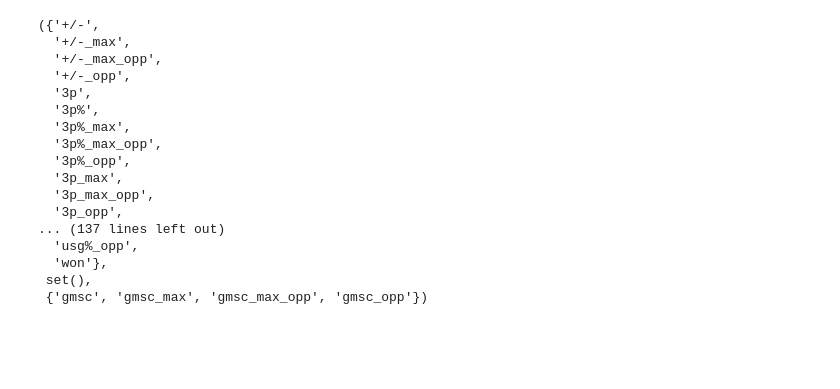
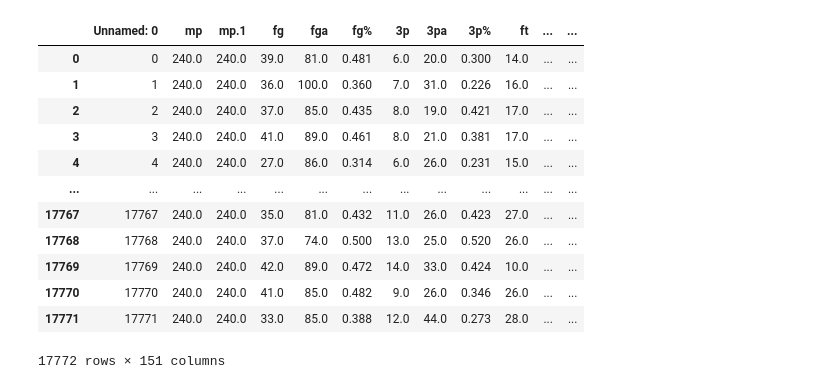
Before and after one commit to trjaffery/NBA-Statistics-Predictor, a Jupyter notebook: predict.ipynb, the cells around one changed output. Cells and saved outputs as stored; diff of their text form; code cells hidden in the pictures; blank space fills up the shorter version.

```diff
--- a/predict.ipynb
+++ b/predict.ipynb
@@ -5,37 +5,23 @@ import pandas as pd
 # df = pd.read_csv("nba_games.csv", index_col=0)
 # df1 = pd.read_csv("nba_games_1.csv", index_col=0)
 
-df = pd.read_csv('nba_games.csv')
-df1 = pd.read_csv('nba_games_1.csv')
-
-# Get the sets of columns for both DataFrames
-columns_df = set(df.columns)
-columns_df1 = set(df1.columns)
-
-# Find common columns and missing columns
-common_columns = columns_df.intersection(columns_df1)
-missing_in_df = columns_df1 - columns_df
-missing_in_df1 = columns_df - columns_df1
-
-common_columns, missing_in_df, missing_in_df1
+df = pd.read_csv('nba_games_1.csv')
-# %% [output]
-({'+/-',
-  '+/-_max',
-  '+/-_max_opp',
-  '+/-_opp',
-  '3p',
-  '3p%',
-  '3p%_max',
-  '3p%_max_opp',
-  '3p%_opp',
-  '3p_max',
-  '3p_max_opp',
-  '3p_opp',
-... (137 lines left out)
-  'usg%_opp',
-  'won'},
- set(),
- {'gmsc', 'gmsc_max', 'gmsc_max_opp', 'gmsc_opp'})
+# %%
+df
+# %% [output]
+|  | Unnamed: 0 | mp | mp.1 | fg | fga | fg% | 3p | 3pa | 3p% | ft | ... | ... |
+| 0 | 0 | 240.0 | 240.0 | 39.0 | 81.0 | 0.481 | 6.0 | 20.0 | 0.300 | 14.0 | ... | ... |
+| 1 | 1 | 240.0 | 240.0 | 36.0 | 100.0 | 0.360 | 7.0 | 31.0 | 0.226 | 16.0 | ... | ... |
+| 2 | 2 | 240.0 | 240.0 | 37.0 | 85.0 | 0.435 | 8.0 | 19.0 | 0.421 | 17.0 | ... | ... |
+| 3 | 3 | 240.0 | 240.0 | 41.0 | 89.0 | 0.461 | 8.0 | 21.0 | 0.381 | 17.0 | ... | ... |
+| 4 | 4 | 240.0 | 240.0 | 27.0 | 86.0 | 0.314 | 6.0 | 26.0 | 0.231 | 15.0 | ... | ... |
+| ... | ... | ... | ... | ... | ... | ... | ... | ... | ... | ... | ... | ... |
+| 17767 | 17767 | 240.0 | 240.0 | 35.0 | 81.0 | 0.432 | 11.0 | 26.0 | 0.423 | 27.0 | ... | ... |
+| 17768 | 17768 | 240.0 | 240.0 | 37.0 | 74.0 | 0.500 | 13.0 | 25.0 | 0.520 | 26.0 | ... | ... |
+| 17769 | 17769 | 240.0 | 240.0 | 42.0 | 89.0 | 0.472 | 14.0 | 33.0 | 0.424 | 10.0 | ... | ... |
+| 17770 | 17770 | 240.0 | 240.0 | 41.0 | 85.0 | 0.482 | 9.0 | 26.0 | 0.346 | 26.0 | ... | ... |
+| 17771 | 17771 | 240.0 | 240.0 | 33.0 | 85.0 | 0.388 | 12.0 | 44.0 | 0.273 | 28.0 | ... | ... |
+17772 rows × 151 columns
 # %%
 # sort the values by date (earliest games to latest games)
 df = df.sort_values("date")
```
Also changed, not shown: parts of 29 cells of this notebook, 2 other files.
